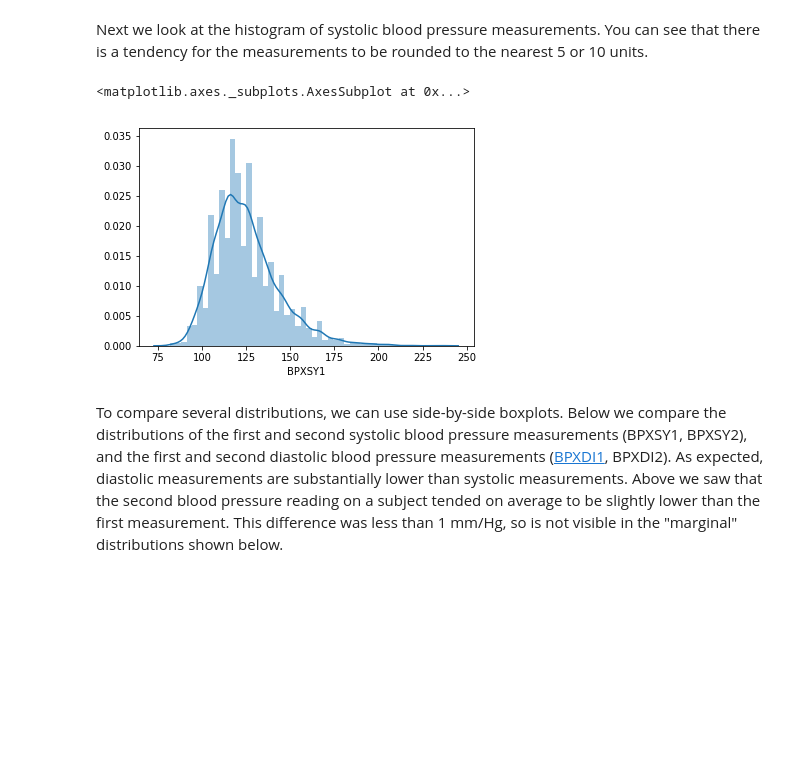
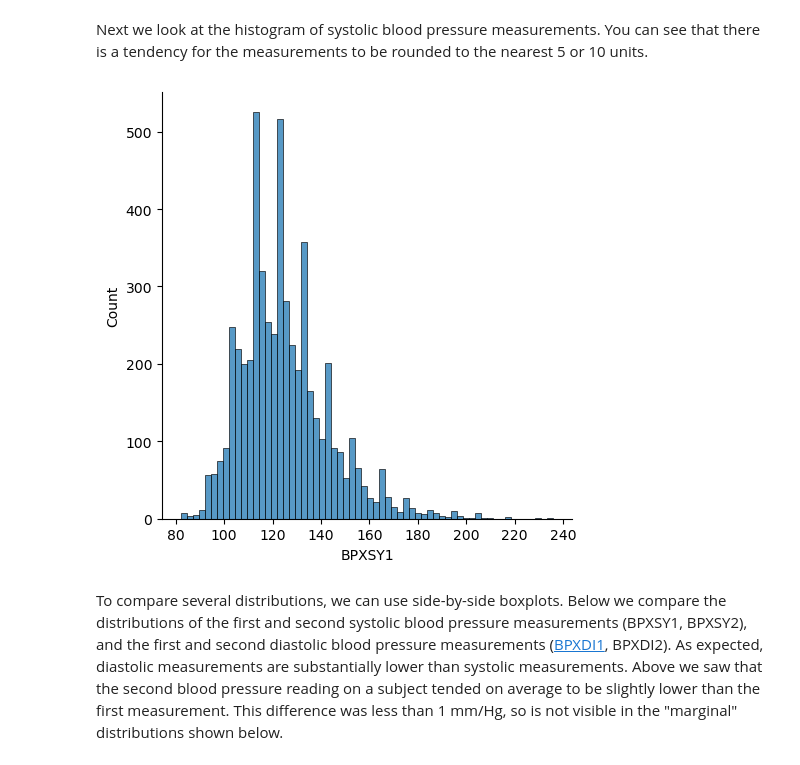
Before and after one commit to elsayedg/Statistics-with-Python-Specialization, a Jupyter notebook: 1_Understanding and Visualizing Data with Python/WEEK 2 - UNIVARIATE DATA/3- nhanes_univariate_analyses.ipynb, the cells around one changed output. Drawn from its saved outputs; the diff is of its cells as text; code cells hidden in the pictures; blank space fills up the shorter version.

```diff
--- a/1_Understanding and Visualizing Data with Python/WEEK 2 - UNIVARIATE DATA/3- nhanes_univariate_analyses.ipynb
+++ b/1_Understanding and Visualizing Data with Python/WEEK 2 - UNIVARIATE DATA/3- nhanes_univariate_analyses.ipynb
@@ -170,10 +171,10 @@ sns.distplot(da.BMXWT.dropna())
 # %% [markdown]
 Next we look at the histogram of systolic blood pressure measurements.  You can see that there is a tendency for the measurements to be rounded to the nearest 5 or 10 units.
 # %%
-sns.distplot(da.BPXSY1.dropna())
+sns.displot(da.BPXSY1.dropna())
+plt.show()
 # %% [output]
-<matplotlib.axes._subplots.AxesSubplot at 0x...>
-[figure, old version]
+[figure, new version]
 # %% [markdown]
 To compare several distributions, we can use side-by-side boxplots.  Below we compare the distributions of the first and second systolic blood pressure measurements (BPXSY1, BPXSY2), and the first and second diastolic blood pressure measurements ([BPXDI1](https://wwwn.cdc.gov/Nchs/Nhanes/2015-2016/BPX_I.htm#BPXDI1), BPXDI2). As expected, diastolic measurements are substantially lower than systolic measurements.  Above we saw that the second blood pressure reading on a subject tended on average to be slightly lower than the first measurement.  This difference was less than 1 mm/Hg, so is not visible in the "marginal" distributions shown below.
 # %%
```
Also changed, not shown: parts of 9 cells of this notebook, 2 other files.
